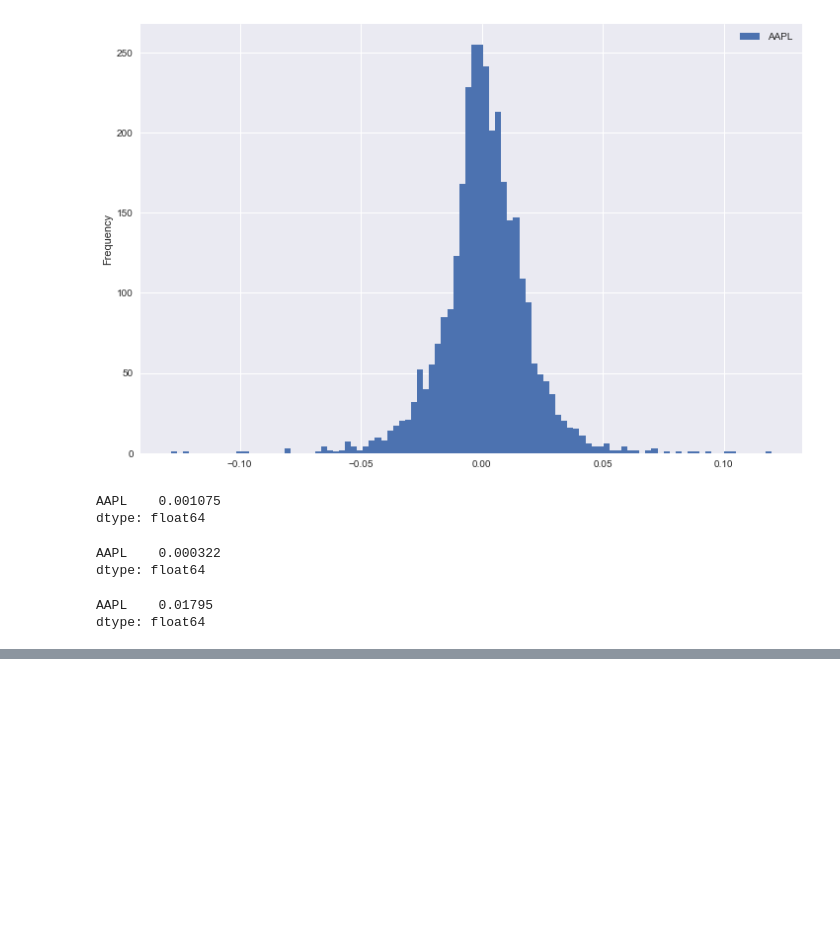
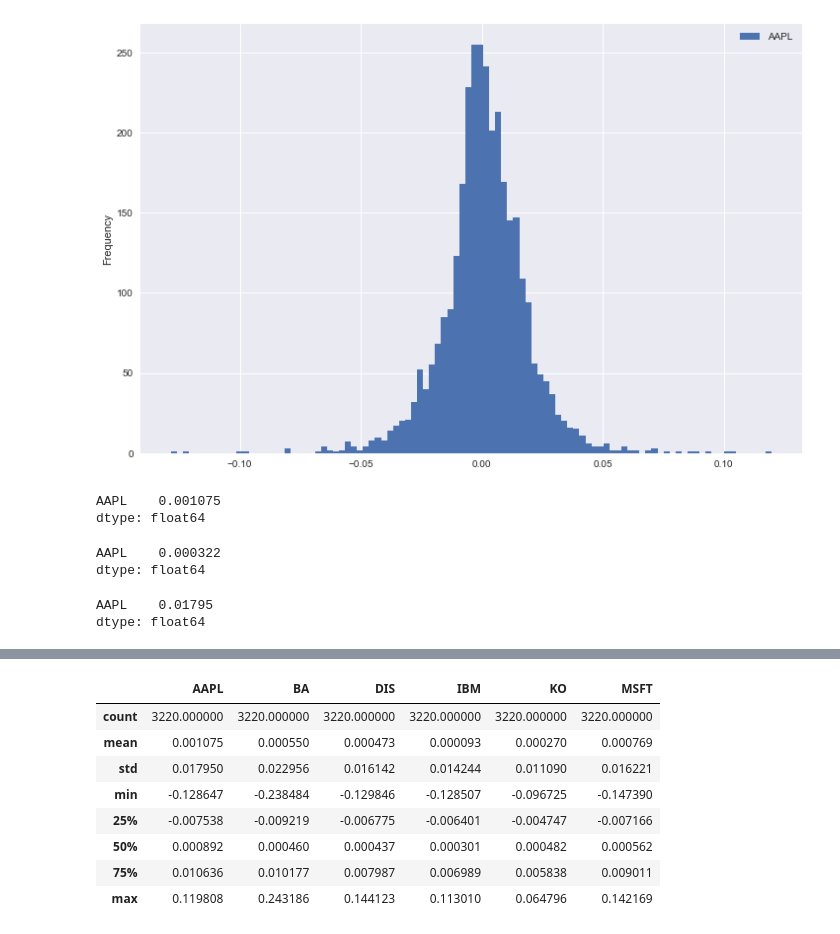
Before and after one commit to lincolnmuriithi11/Stock_Analysis-, a Jupyter notebook: Financial Analysis/initial_visualization.ipynb, the cells around one changed output, grey strips where cells are left out. Drawn from its saved outputs; the diff is of its cells as text; code cells hidden in the pictures; blank space fills up the shorter version.

```diff
--- a/Financial Analysis/initial_visualization.ipynb
+++ b/Financial Analysis/initial_visualization.ipynb
@@ -371,0 +453,12 @@ dtype: float64
+# %%
+ret.describe()
+# %% [output]
+|  | AAPL | BA | DIS | IBM | KO | MSFT |
+| count | 3220.000000 | 3220.000000 | 3220.000000 | 3220.000000 | 3220.000000 | 3220.000000 |
+| mean | 0.001075 | 0.000550 | 0.000473 | 0.000093 | 0.000270 | 0.000769 |
+| std | 0.017950 | 0.022956 | 0.016142 | 0.014244 | 0.011090 | 0.016221 |
+| min | -0.128647 | -0.238484 | -0.129846 | -0.128507 | -0.096725 | -0.147390 |
+| 25% | -0.007538 | -0.009219 | -0.006775 | -0.006401 | -0.004747 | -0.007166 |
+| 50% | 0.000892 | 0.000460 | 0.000437 | 0.000301 | 0.000482 | 0.000562 |
+| 75% | 0.010636 | 0.010177 | 0.007987 | 0.006989 | 0.005838 | 0.009011 |
+| max | 0.119808 | 0.243186 | 0.144123 | 0.113010 | 0.064796 | 0.142169 |
```
Also changed, not shown: parts of 16 cells of this notebook.
